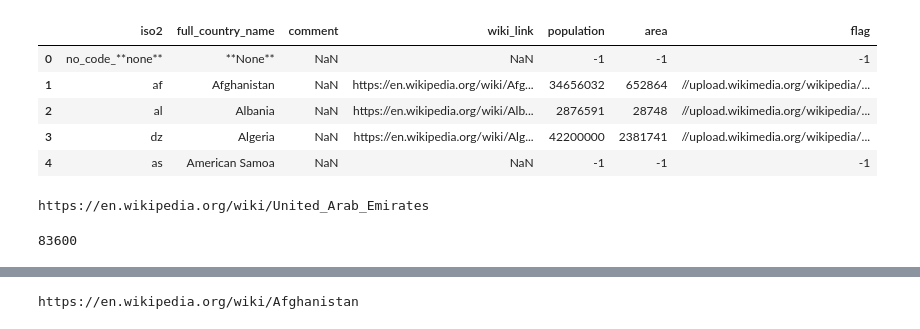
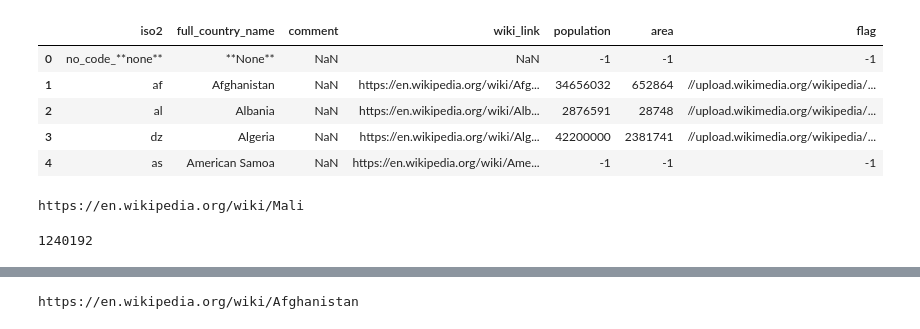
Before and after one commit to vaal12/FDA-clinical-studies-review, a Jupyter notebook: WikiParsing for Area and Population.ipynb, the cells around one changed output, grey strips where cells are left out. Saved outputs shown, nothing was run; the diff lists cells and outputs as text; code cells hidden in the pictures.

```diff
--- a/WikiParsing for Area and Population.ipynb
+++ b/WikiParsing for Area and Population.ipynb
@@ -2,15 +2,15 @@
 import pandas as pd
 import numpy as np
 # %%
-countries_codes = pd.DataFrame.from_csv(r"c:\Dev\05. Jupyter\2. FDA countries clean\csv\countries_codes_area_2Nov.csv")
+countries_codes = pd.DataFrame.from_csv(r"c:\Dev\05. Jupyter\2. FDA countries clean\csv\countries_codes_2Nov.csv")
 countries_codes.head()
 # %% [output]
 |  | iso2 | full_country_name | comment | wiki_link | population | area | flag |
 | 0 | no_code_**none** | **None** | NaN | NaN | -1 | -1 | -1 |
 | 1 | af | Afghanistan | NaN | https://en.wikipedia.org/wiki/Afg... | 34656032 | 652864 | //upload.wikimedia.org/wikipedia/... |
 | 2 | al | Albania | NaN | https://en.wikipedia.org/wiki/Alb... | 2876591 | 28748 | //upload.wikimedia.org/wikipedia/... |
 | 3 | dz | Algeria | NaN | https://en.wikipedia.org/wiki/Alg... | 42200000 | 2381741 | //upload.wikimedia.org/wikipedia/... |
-| 4 | as | American Samoa | NaN | NaN | -1 | -1 | -1 |
+| 4 | as | American Samoa | NaN | https://en.wikipedia.org/wiki/Ame... | -1 | -1 | -1 |
 # %%
 from bs4 import BeautifulSoup
 import requests
@@ -77,8 +78,21 @@ def parsePageForArea(pageLink):
             area_tag = row.select("th")
             if len(area_tag)>0:
                 if area_tag[0].text.strip().lower() == "area":
-                    area_text =  area_tag[0].parent.next_sibling.select("td")[0].text
-                    found = True
+                    if pageLink == "https://en.wikipedia.org/wiki/Ireland":
+                        #Special case of tags
+                        area_text =  area_tag[0].next_sibling.text
+                        found = True
+                    else:
+                        if pageLink == "https://en.wikipedia.org/wiki/Dominican_Republic" or\
+                            pageLink == "https://en.wikipedia.org/wiki/Libya" or\
+                            pageLink == "https://en.wikipedia.org/wiki/Mali" or\
+                            pageLink == "https://en.wikipedia.org/wiki/United_Arab_Emirates" or\
+                            pageLink == "https://en.wikipedia.org/wiki/Faroe_Islands":
+                            area_text =  area_tag[0].parent.next_sibling.select("td")[0].text
+                            found = True
+                        else:
+                            area_text =  area_tag[0].next_sibling.select("td")[0].text
+                            found = True
         if found:
             return matchForLeadingNumber(area_text)
     return -2 #This is abnormal return, but it should prevent None in resulting list
@@ -86,10 +100,10 @@ def parsePageForArea(pageLink):
 #END def parsePageForArea(pageLink):
 
 #Test routine:
-parsePageForArea("https://en.wikipedia.org/wiki/United_Arab_Emirates")
+parsePageForArea("https://en.wikipedia.org/wiki/Mali")
 # %% [output]
-https://en.wikipedia.org/wiki/United_Arab_Emirates
+https://en.wikipedia.org/wiki/Mali
-83600
+1240192
 # %%
 result_areas_array = []
 # for country in countries_codes.loc[countries_codes["wiki_link"].isnull()==False].values:
```
Also changed, not shown: parts of 9 cells of this notebook, 4 other files.
